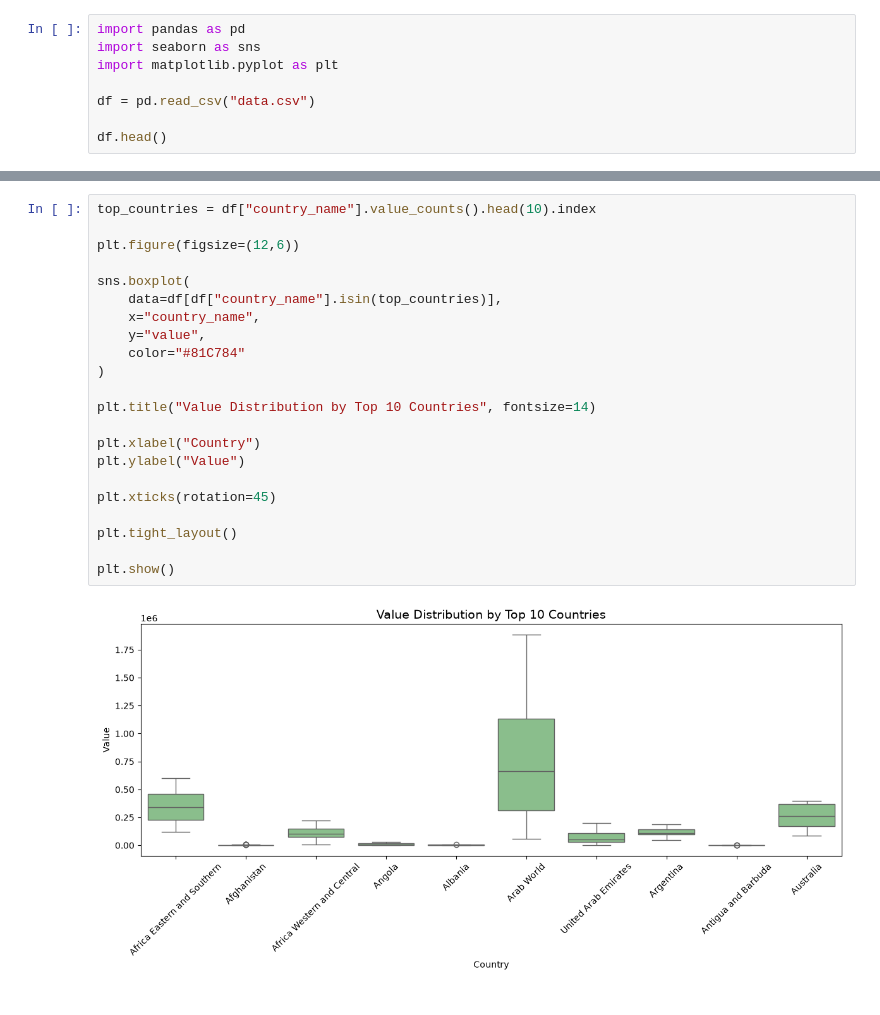
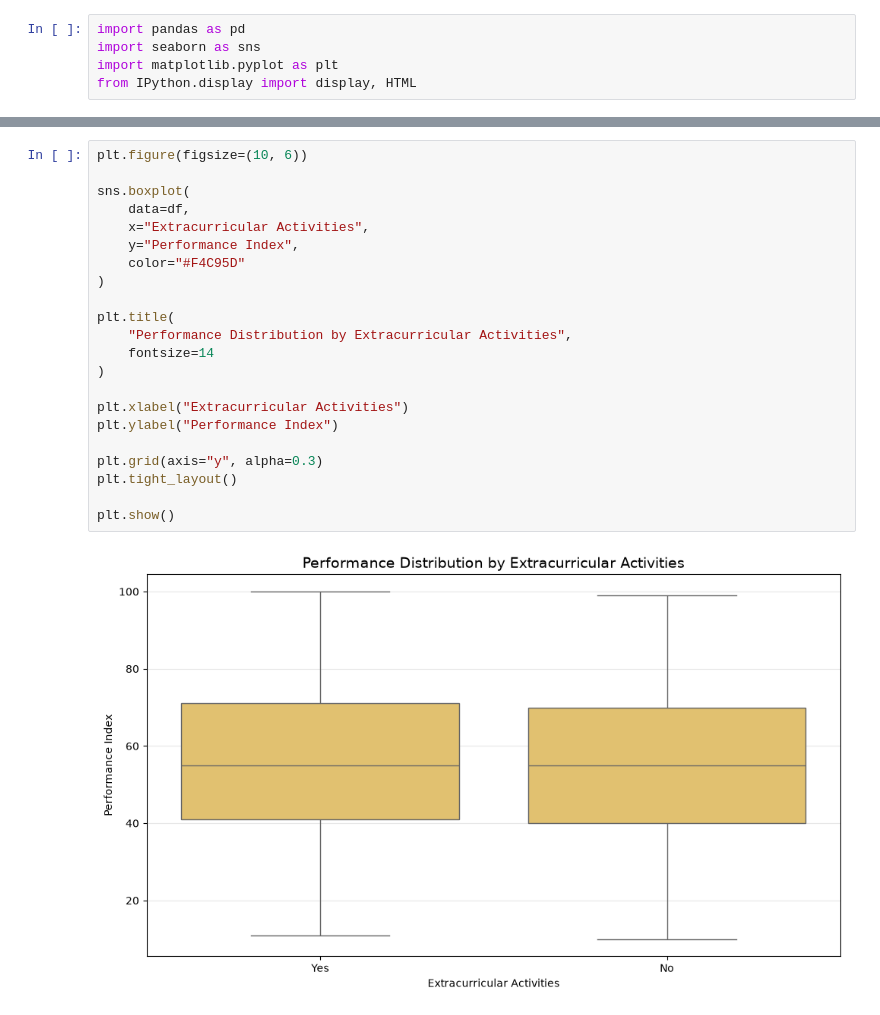
Before and after one commit to Shimaa-Habes/BinX-Training-AI-ML, a Jupyter notebook: BinX-Week2/MiniProject/miniproject.ipynb, the cells around one changed output, grey strips where cells are left out. Saved outputs shown, nothing was run; the diff lists cells and outputs as text.

```diff
--- a/BinX-Week2/MiniProject/miniproject.ipynb
+++ b/BinX-Week2/MiniProject/miniproject.ipynb
@@ -12,7 +293,4 @@ The goal is to explore the data, discover hidden patterns, identify possible iss
 import pandas as pd
 import seaborn as sns
 import matplotlib.pyplot as plt
-
-df = pd.read_csv("data.csv")
-
-df.head()
+from IPython.display import display, HTML
@@ -65,24 +323,24 @@ plt.show()
 # %%
-top_countries = df["country_name"].value_counts().head(10).index
-
-plt.figure(figsize=(12,6))
+plt.figure(figsize=(10, 6))
 
 sns.boxplot(
-    data=df[df["country_name"].isin(top_countries)],
-    x="country_name",
-    y="value",
-    color="#81C784"
+    data=df,
+    x="Extracurricular Activities",
+    y="Performance Index",
+    color="#F4C95D"
 )
 
-plt.title("Value Distribution by Top 10 Countries", fontsize=14)
+plt.title(
+    "Performance Distribution by Extracurricular Activities",
+    fontsize=14
+)
 
-plt.xlabel("Country")
-plt.ylabel("Value")
+plt.xlabel("Extracurricular Activities")
+plt.ylabel("Performance Index")
 
-plt.xticks(rotation=45)
-
+plt.grid(axis="y", alpha=0.3)
 plt.tight_layout()
 
 plt.show()
 # %% [output]
-[figure, old version]
+[figure, new version]
```
Also changed, not shown: parts of 26 cells of this notebook, 38 other files.
